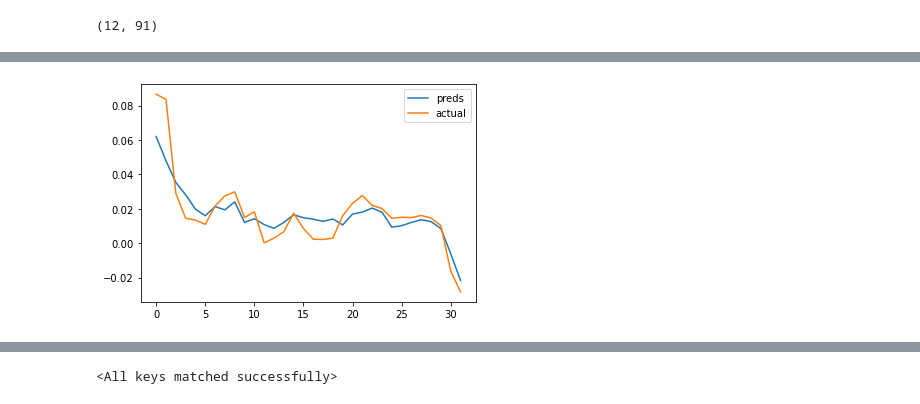
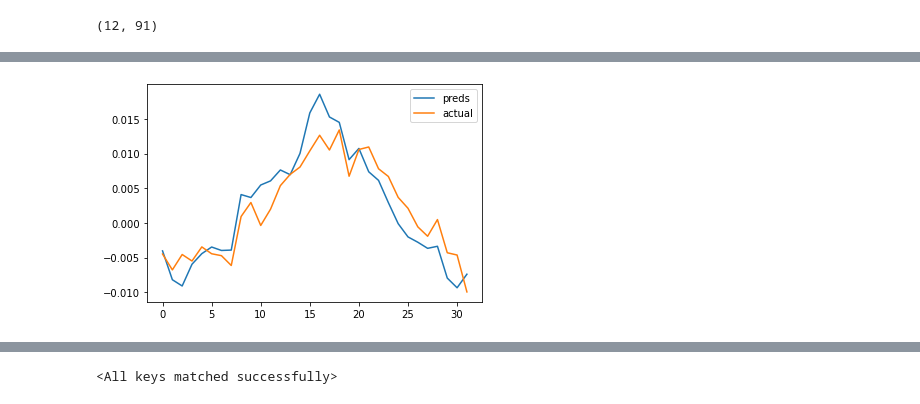
Before and after one commit to dmbernaal/heisenberg, a Jupyter notebook: 02_gadf.ipynb, the cells around one changed output, grey strips where cells are left out. Cells and saved outputs as stored; diff of their text form; code cells hidden in the pictures.

```diff
--- a/02_gadf.ipynb
+++ b/02_gadf.ipynb
@@ -44,7 +44,7 @@ load_dotenv()
 POLYGON_API_KEY = os.getenv('POLYGON_API_KEY')
 # %%
 # # load some data, we will use TSLA
-data = get_data(POLYGON_API_KEY, ticker="TSLA", multiplier=30, timespan="minute", from_="2022-01-09", to="2023-02-10", limit=50000)
+data = get_data(POLYGON_API_KEY, ticker="SPY", multiplier=30, timespan="minute", from_="2022-01-09", to="2023-02-10", limit=50000)
 # %%
 # def grab_btc(path):
 #     # grabbing 2017 btc min data
@@ -191,10 +191,10 @@ class Dls:
     train: DataLoader
     valid: DataLoader
 # %%
-conv3d = False
+conv3d = True
 
-train_ds = CNNDataset(train_windows, conv3d=conv3d)
-valid_ds = CNNDataset(test_windows, conv3d=conv3d)
+train_ds = CNNDataset(train_windows, conv3d=conv3d, transform_fn=gadf)
+valid_ds = CNNDataset(test_windows, conv3d=conv3d, transform_fn=gadf)
 # %%
 # create our dataloaders
 dls = Dls(
@@ -298,15 +298,15 @@ class SimpleCNN2D(nn.Module):
         return x
 
 class SimpleCNN3D(nn.Module):
-    def __init__(self, input_shape):
+    def __init__(self, input_shape, activation=nn.ReLU):
         super(SimpleCNN3D, self).__init__()
         batch_size, channels, depth, height, width = input_shape
         self.conv_layers = nn.Sequential(
             nn.Conv3d(1, 16, kernel_size=(3, 3, 3), stride=(1, 1, 1), padding=(1, 1, 1)),
-            nn.ReLU(),
+            activation(),
             nn.MaxPool3d(kernel_size=(2, 2, 2), stride=(2, 2, 2)),
             nn.Conv3d(16, 32, kernel_size=(3, 3, 3), stride=(1, 1, 1), padding=(1, 1, 1)),
-            nn.ReLU(),
+            activation(),
             nn.MaxPool3d(kernel_size=(2, 2, 2), stride=(2, 2, 2)),
         )
         # calculate the output size of the convolutional layers
@@ -314,7 +314,7 @@ class SimpleCNN3D(nn.Module):
         self.head = nn.Sequential(
             nn.Flatten(),
             nn.Linear(conv_output_size, 64),
-            nn.ReLU(),
+            activation(),
             nn.Linear(64, 1)
         )
 
@@ -331,12 +331,15 @@ class SimpleCNN3D(nn.Module):
         return n_size
 
 class TinyCNN(nn.Module):
-    def __init__(self, input_shape):
+    def __init__(self, input_shape, activation=nn.ReLU):
         super(TinyCNN, self).__init__()
         _, _, depth, height, width = input_shape
         self.conv_layers = nn.Sequential(
-            nn.Conv3d(1, 4, kernel_size=(3, 3, 3), stride=(1, 1, 1), padding=(1, 1, 1)),
-            nn.ReLU(),
+            nn.Conv3d(1, 8, kernel_size=(3, 3, 3), stride=(1, 1, 1), padding=(1, 1, 1)),
+            activation(),
+            nn.MaxPool3d(kernel_size=(2, 2, 2), stride=(2, 2, 2)),
+            nn.Conv3d(8, 16, kernel_size=(3, 3, 3), stride=(1, 1, 1), padding=(1, 1, 1)),
+            activation(),
             nn.MaxPool3d(kernel_size=(2, 2, 2), stride=(2, 2, 2)),
         )
         # calculate the output size of the convolutional layers
@@ -344,7 +347,7 @@ class TinyCNN(nn.Module):
         self.head = nn.Sequential(
             nn.Flatten(),
             nn.Linear(conv_output_size, 16),
-            nn.ReLU(),
+            activation(),
             nn.Linear(16, 1)
         )
     def forward(self, x):
@@ -359,8 +362,10 @@ class TinyCNN(nn.Module):
         n_size = output_feat.data.view(batch_size, -1).size(1)
         return n_size
 # %%
-# create a simple 2d cnn
-simple_cnn = SimpleCNN2D(xb.shape)
+# # create a simple 2d cnn
+# simple_cnn = SimpleCNN2D(xb.shape)
+# create a simple 3d cnn
+simple_cnn = TinyCNN(xb.shape, activation=nn.GELU)
 # %%
 # number of parameters
 sum(p.numel() for p in simple_cnn.parameters() if p.requires_grad)
@@ -409,8 +420,9 @@ def predict_plot(xb, yb, model):
     # plot predictions
     with torch.no_grad(): plot_preds(preds.squeeze().detach().cpu().numpy(), yb.squeeze().detach().cpu().numpy())
 # %%
+"""GELU Activation 30 epochs, TINY CNN"""
 # plot predictions
 xb, yb = next(iter(dls.valid))
 predict_plot(xb, yb, simple_cnn)
 # %% [output]
-[figure, old version]
+[figure, new version]
```
Also changed, not shown: parts of 10 cells of this notebook, 1 other file.
